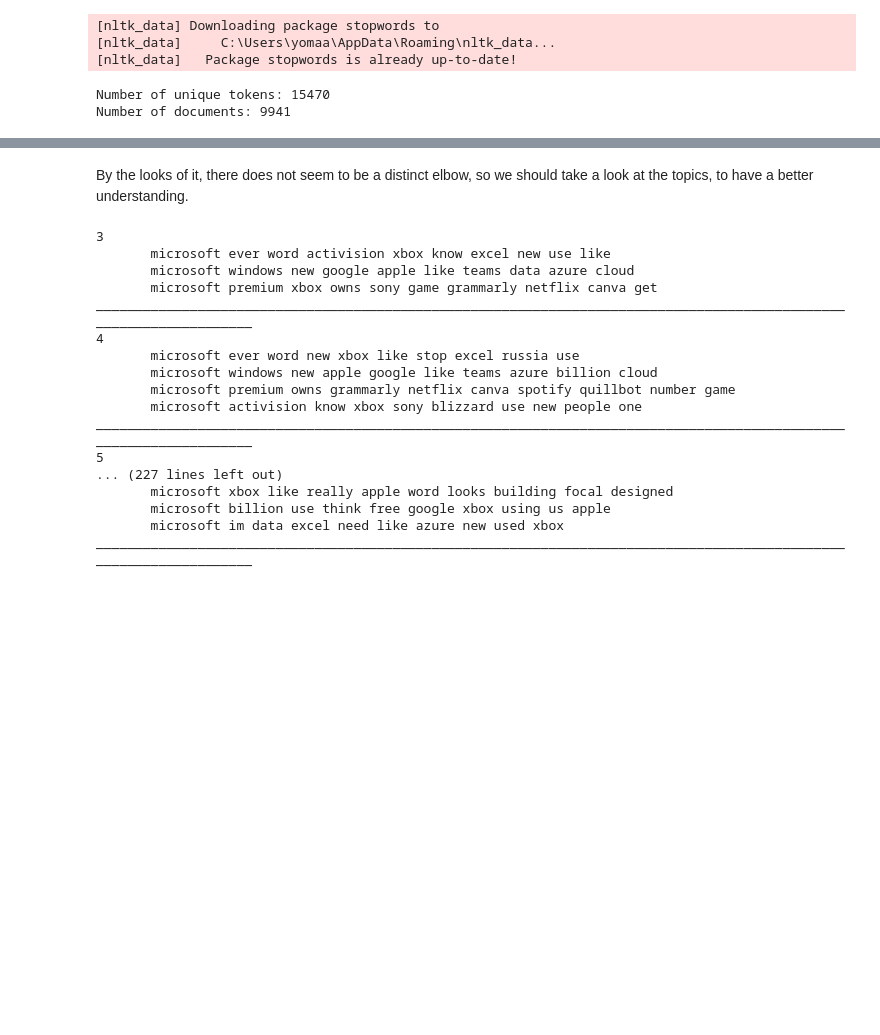
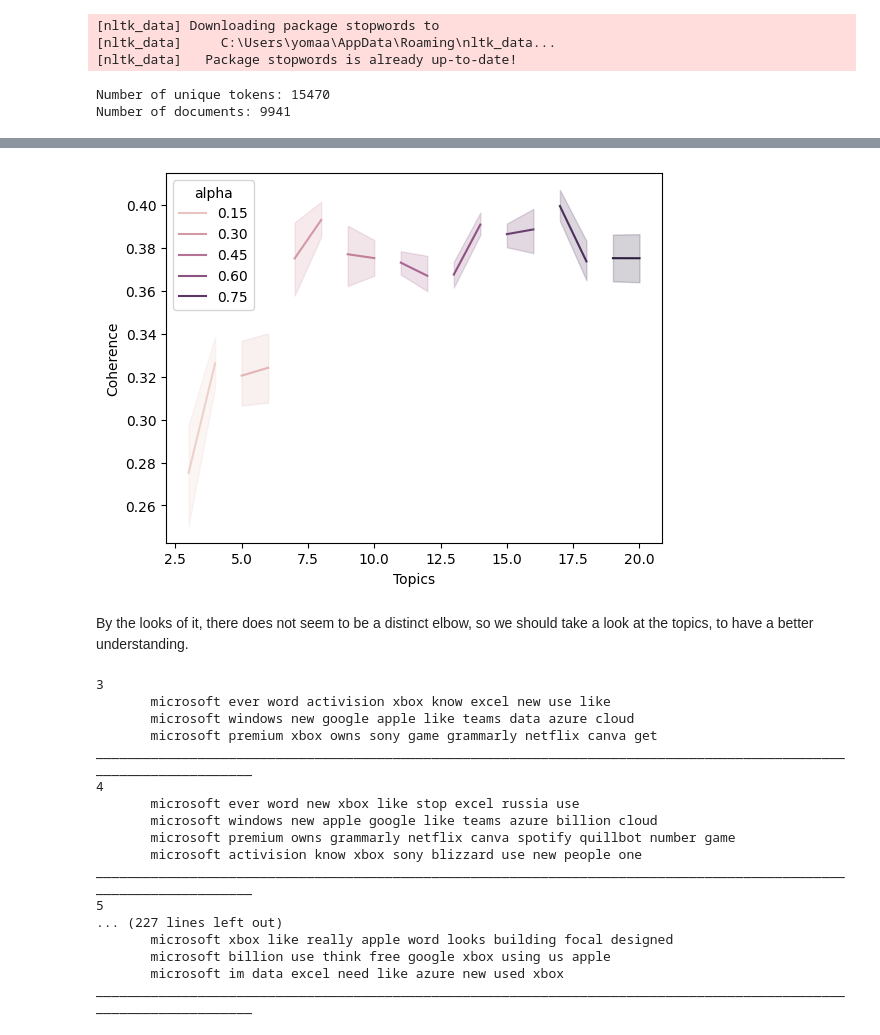
Before and after one commit to vishal-parameswaran/University-of-Chicago, a Jupyter notebook: Natural Language Processing and Cognitive Computing/Assignment 6/code/NLP_Assignment_6_Starter-1.ipynb, the cells around one changed output, grey strips where cells are left out. Cells and saved outputs as stored; diff of their text form; code cells hidden in the pictures; blank space fills up the shorter version.

```diff
--- a/Natural Language Processing and Cognitive Computing/Assignment 6/code/NLP_Assignment_6_Starter-1.ipynb
+++ b/Natural Language Processing and Cognitive Computing/Assignment 6/code/NLP_Assignment_6_Starter-1.ipynb
@@ -153,0 +151,2 @@ lda_tuning.plot(x ='Topics', y='Coherence', kind = 'line',figsize=(12,6),xticks=
+# %%
+lda_tuning['alpha'] = lda_tuning['alpha'].astype(object)
@@ -154,3 +168,7 @@ lda_tuning.plot(x ='Topics', y='Coherence', kind = 'line',figsize=(12,6),xticks=
+# %%
+lineplt = sns.lineplot(data = lda_tuning,x ='Topics', y='Coherence',hue="alpha")
+# %% [output]
+[figure, added]
 # %% [markdown]
 By the looks of it, there does not seem to be a distinct elbow, so we should take a look at the topics, to have a better understanding.
 # %%
```
Also changed, not shown: parts of 5 cells of this notebook, 6 other files.
